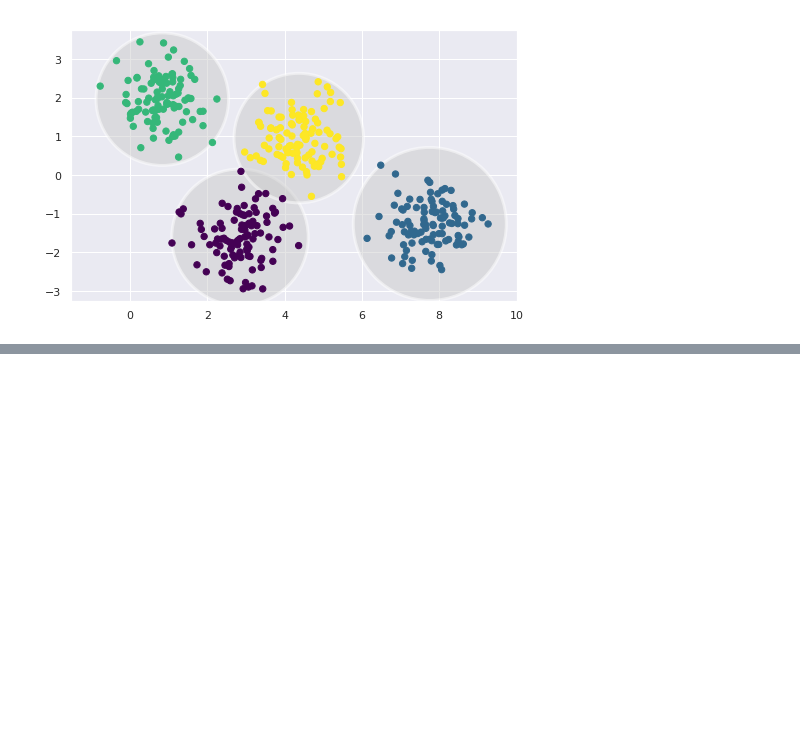
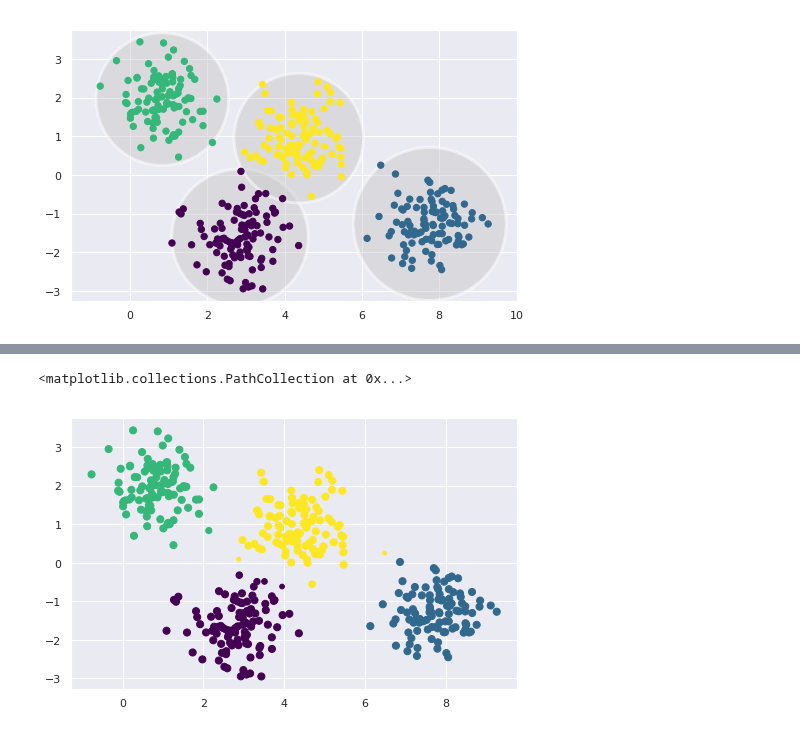
Before and after one commit to thimi0412/PythonDataScinence, a Jupyter notebook: scikit-lean-pra/gaussian_mixture_model.ipynb, the cells around one changed output, grey strips where cells are left out. Saved outputs shown, nothing was run; the diff lists cells and outputs as text; code cells hidden in the pictures; blank space fills up the shorter version.

```diff
--- a/scikit-lean-pra/gaussian_mixture_model.ipynb
+++ b/scikit-lean-pra/gaussian_mixture_model.ipynb
@@ -46,0 +70,7 @@ X_stret
+# %%
+size = 50 * probs.max(1) ** 2
+plt.figure(figsize=(8, 5))
+plt.scatter(X[:, 0], X[:, 1], c=labels, s=size, cmap='viridis')
+# %% [output]
+<matplotlib.collections.PathCollection at 0x...>
+[figure, added]
```
Also changed, not shown: parts of 6 cells of this notebook.
